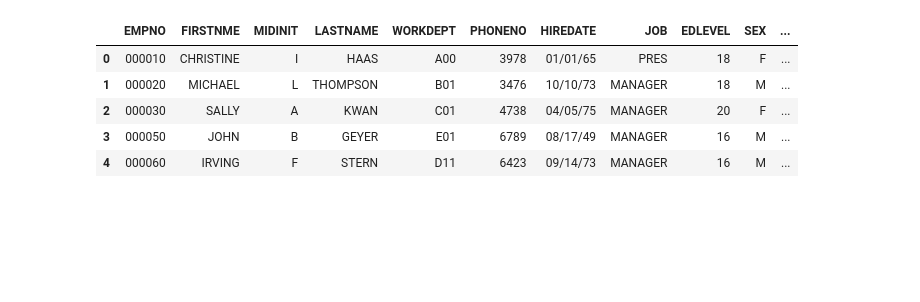
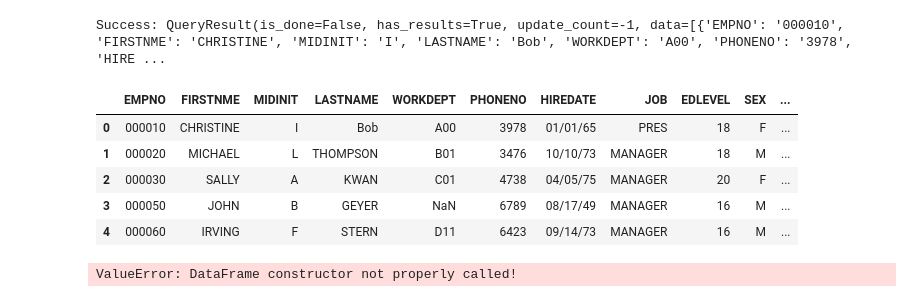
Before and after one commit to Mapepire-IBMi/mapepire-python, a Jupyter notebook: examples/simple-example.ipynb, the cells around one changed output. Cells and saved outputs as stored; diff of their text form; code cells hidden in the pictures; blank space fills up the shorter version.

```diff
--- a/examples/simple-example.ipynb
+++ b/examples/simple-example.ipynb
@@ -40,10 +1,51 @@ result
-# %%
-df = pd.DataFrame(result['data'])
-df
-# %% [output]
-|  | EMPNO | FIRSTNME | MIDINIT | LASTNAME | WORKDEPT | PHONENO | HIREDATE | JOB | EDLEVEL | SEX | ... |
-| 0 | 000010 | CHRISTINE | I | HAAS | A00 | 3978 | 01/01/65 | PRES | 18 | F | ... |
-| 1 | 000020 | MICHAEL | L | THOMPSON | B01 | 3476 | 10/10/73 | MANAGER | 18 | M | ... |
-| 2 | 000030 | SALLY | A | KWAN | C01 | 4738 | 04/05/75 | MANAGER | 20 | F | ... |
-| 3 | 000050 | JOHN | B | GEYER | E01 | 6789 | 08/17/49 | MANAGER | 16 | M | ... |
-| 4 | 000060 | IRVING | F | STERN | D11 | 6423 | 09/14/73 | MANAGER | 16 | M | ... |
+# %%
+# Synchronous imports
+from mapepire_python.client.sql_job import SQLJob
+from mapepire_python.data_types import DaemonServer
+from mapepire_python import connect  # PEP 249 sync interface
+
+# Async imports (for later cells)
+import asyncio
+from mapepire_python.asyncio import connect as async_connect
+from mapepire_python.client.async_sql_job import AsyncSQLJob
+
+import pandas as pd
+import matplotlib.pyplot as plt
+
+# Get credentials
+user = input('user: ')
+pw = input('password: ')
+
+creds = DaemonServer(
+    host="localhost",
+    port=8076,
+    user=user,
+    password=pw,
+    ignoreUnauthorized=True,
+)
+# %%
+# Method 1: Direct SQLJob usage with context manager
+with SQLJob(creds) as job:
+    with job.query("SELECT * FROM sample.employee") as query:
+        result = query.run(rows_to_fetch=5)
+        print(f"Success: {result}")
+        df = pd.DataFrame(result.data)
+        display(df)
+# %% [output]
+Success: QueryResult(is_done=False, has_results=True, update_count=-1, data=[{'EMPNO': '000010', 'FIRSTNME': 'CHRISTINE', 'MIDINIT': 'I', 'LASTNAME': 'Bob', 'WORKDEPT': 'A00', 'PHONENO': '3978', 'HIRE ...
+|  | EMPNO | FIRSTNME | MIDINIT | LASTNAME | WORKDEPT | PHONENO | HIREDATE | JOB | EDLEVEL | SEX | ... |
+| 0 | 000010 | CHRISTINE | I | Bob | A00 | 3978 | 01/01/65 | PRES | 18 | F | ... |
+| 1 | 000020 | MICHAEL | L | THOMPSON | B01 | 3476 | 10/10/73 | MANAGER | 18 | M | ... |
+| 2 | 000030 | SALLY | A | KWAN | C01 | 4738 | 04/05/75 | MANAGER | 20 | F | ... |
+| 3 | 000050 | JOHN | B | GEYER | NaN | 6789 | 08/17/49 | MANAGER | 16 | M | ... |
+| 4 | 000060 | IRVING | F | STERN | D11 | 6423 | 09/14/73 | MANAGER | 16 | M | ... |
+# %%
+# Method 2: PEP 249 compliant interface (recommended)
+with connect(creds) as conn:
+    with conn.execute("SELECT * FROM sample.employee") as cursor:
+        # Fetch multiple rows
+        rows = cursor.fetchmany(5)
+        df = pd.DataFrame(rows)
+        display(df)
+# %% [output]
+ValueError: DataFrame constructor not properly called!
```
Also changed, not shown: parts of 8 cells of this notebook, 2 other files.
